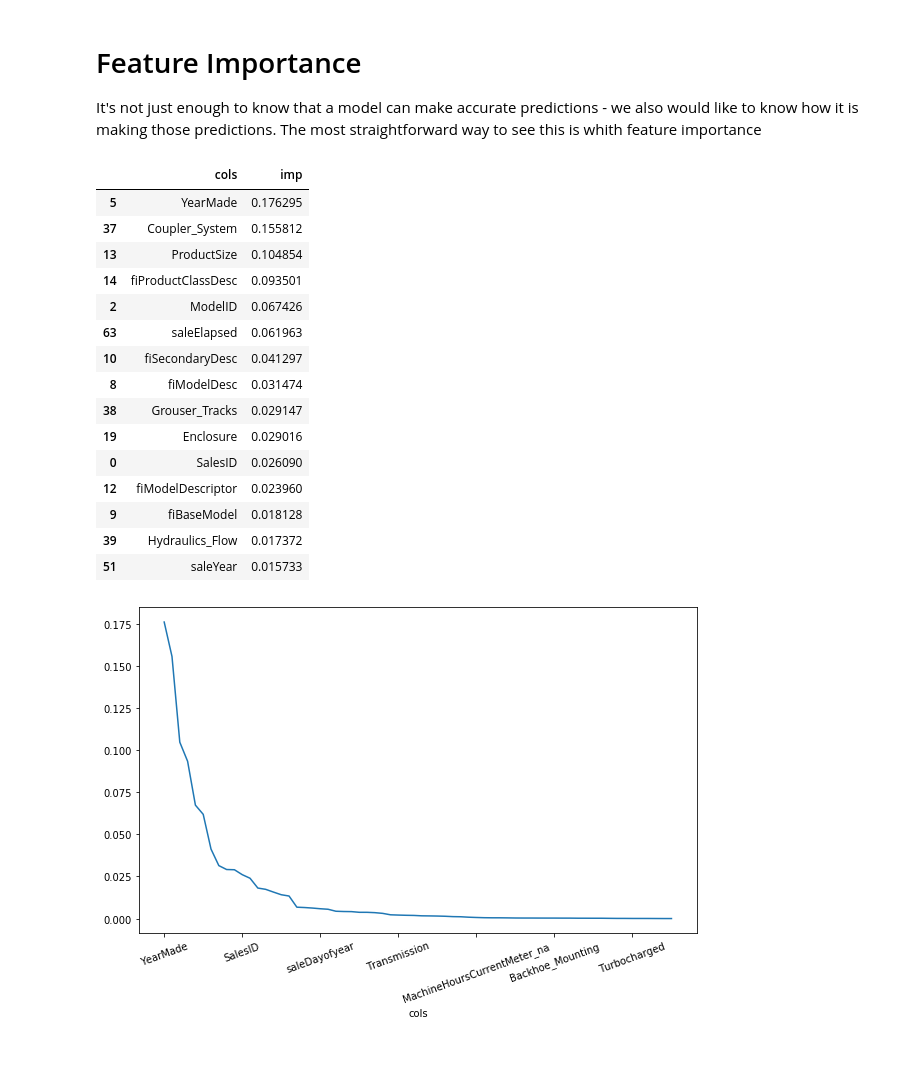
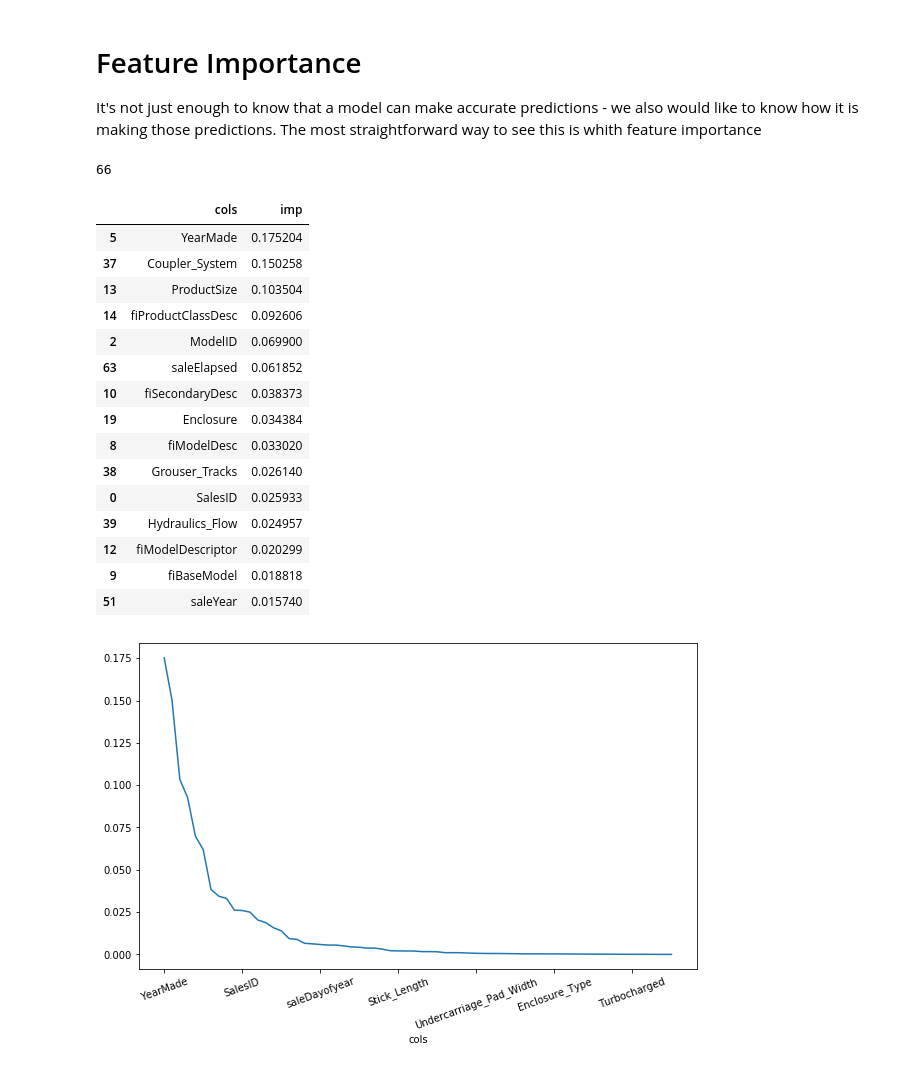
Before and after one commit to nikita-yatchenko/heavy_equipment_price_model, a Jupyter notebook: bulldoze_modeling.ipynb, the cells around one changed output. Saved outputs shown, nothing was run; the diff lists cells and outputs as text; code cells hidden in the pictures.

```diff
--- a/bulldoze_modeling.ipynb
+++ b/bulldoze_modeling.ipynb
@@ -10,13 +7,15 @@ from sklearn import metrics
 import os
 # %%
 PATH = "Bulldoze Data/"
-df_raw = pd.read_csv(f'{PATH}Train.csv', parse_dates=["saledate"], low_memory=False)
-df_raw.SalePrice = np.log(df_raw.SalePrice)
+df_raw_d = pd.read_csv(f'{PATH}Train.csv', parse_dates=["saledate"], low_memory=False)
+df_raw_d.SalePrice = np.log(df_raw_d.SalePrice)
 # %% [markdown]
 # Data Processing
 # %%
 # Cleaning Data
 import pandas.api.types as ptypes
+
+df_raw = df_raw_d.copy()
 
 for n, c in df_raw.items():
     if ptypes.is_string_dtype(c): df_raw[n] = c.astype('category').cat.as_ordered()
@@ -445,29 +450,30 @@ It's not just enough to know that a model can make accurate predictions - we als
 # %%
 feat_imp = pd.DataFrame({'cols':X_train.columns, 'imp':m_rf.feature_importances_}
                        ).sort_values('imp', ascending=False)
-feat_imp.head(15)
+print(len(feat_imp)); feat_imp.head(15)
 # %% [output]
+66
 |  | cols | imp |
-| 5 | YearMade | 0.176295 |
-| 37 | Coupler_System | 0.155812 |
-| 13 | ProductSize | 0.104854 |
-| 14 | fiProductClassDesc | 0.093501 |
-| 2 | ModelID | 0.067426 |
-| 63 | saleElapsed | 0.061963 |
-| 10 | fiSecondaryDesc | 0.041297 |
-| 8 | fiModelDesc | 0.031474 |
-| 38 | Grouser_Tracks | 0.029147 |
-| 19 | Enclosure | 0.029016 |
-| 0 | SalesID | 0.026090 |
-| 12 | fiModelDescriptor | 0.023960 |
-| 9 | fiBaseModel | 0.018128 |
-| 39 | Hydraulics_Flow | 0.017372 |
-| 51 | saleYear | 0.015733 |
+| 5 | YearMade | 0.175204 |
+| 37 | Coupler_System | 0.150258 |
+| 13 | ProductSize | 0.103504 |
+| 14 | fiProductClassDesc | 0.092606 |
+| 2 | ModelID | 0.069900 |
+| 63 | saleElapsed | 0.061852 |
+| 10 | fiSecondaryDesc | 0.038373 |
+| 19 | Enclosure | 0.034384 |
+| 8 | fiModelDesc | 0.033020 |
+| 38 | Grouser_Tracks | 0.026140 |
+| 0 | SalesID | 0.025933 |
+| 39 | Hydraulics_Flow | 0.024957 |
+| 12 | fiModelDescriptor | 0.020299 |
+| 9 | fiBaseModel | 0.018818 |
+| 51 | saleYear | 0.015740 |
 # %%
 feat_imp.plot('cols', 'imp', figsize=(10,6), legend = False);
 plt.xticks(rotation=20);
 # %% [output]
-[figure, old version]
+[figure, new version]
 # %%
 feat_imp.iloc[:20,:].plot('cols', 'imp', 'barh', legend = False, figsize = (10,6));
 # %% [output]
```
Also changed, not shown: parts of 85 cells of this notebook.
